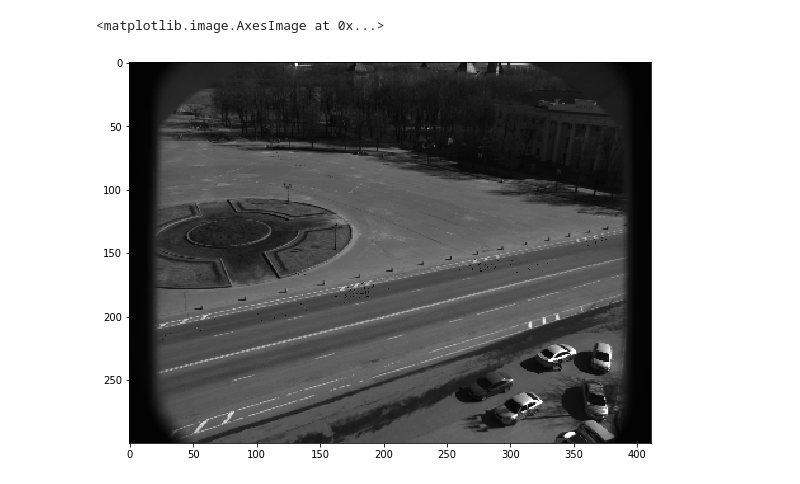
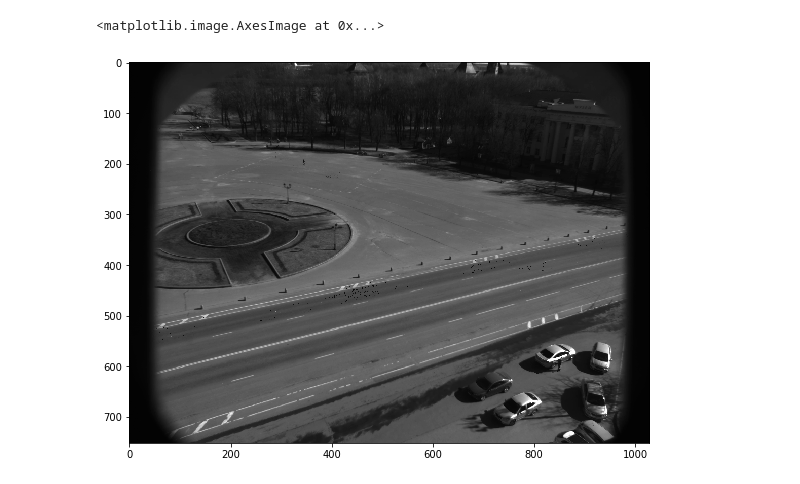
Before and after one commit to 7rick03ligh7/IBM_Smart_View, a Jupyter notebook: Object detecting.ipynb, the cells around one changed output. Saved outputs shown, nothing was run; the diff lists cells and outputs as text; code cells hidden in the pictures.

```diff
--- a/Object detecting.ipynb
+++ b/Object detecting.ipynb
@@ -10,23 +10,23 @@ plt.rcParams["figure.figsize"] = (10, 7)
 # %%
 def get_background(filename, iters=10):
     cap = cv2.VideoCapture(filename)
     _, frame_1 = cap.read()
-    frame_1 = cv2.resize(frame_1, dsize=tuple(np.array(frame_1.shape[:2][::-1])//10))
+    frame_1 = cv2.resize(frame_1, dsize=tuple(np.array(frame_1.shape[:2][::-1])//4))
     background = frame_1
     for _ in range(iters-1):
         ret, frame_2 = cap.read()
-        frame_2 = cv2.resize(frame_2, dsize=tuple(np.array(frame_2.shape[:2][::-1])//10))
+        frame_2 = cv2.resize(frame_2, dsize=tuple(np.array(frame_2.shape[:2][::-1])//4))
         if not ret:
             return background
 
         background = np.where(frame_1 == frame_2, frame_1, background)
         frame_1 = frame_2
 
     cap.release()
     return background
 
 bg = get_background(videofile, 70)
 plt.imshow(bg)
 # %% [output]
 <matplotlib.image.AxesImage at 0x...>
-[figure, old version]
+[figure, new version]
```
Also changed, not shown: parts of 11 cells of this notebook, 2 other files.
